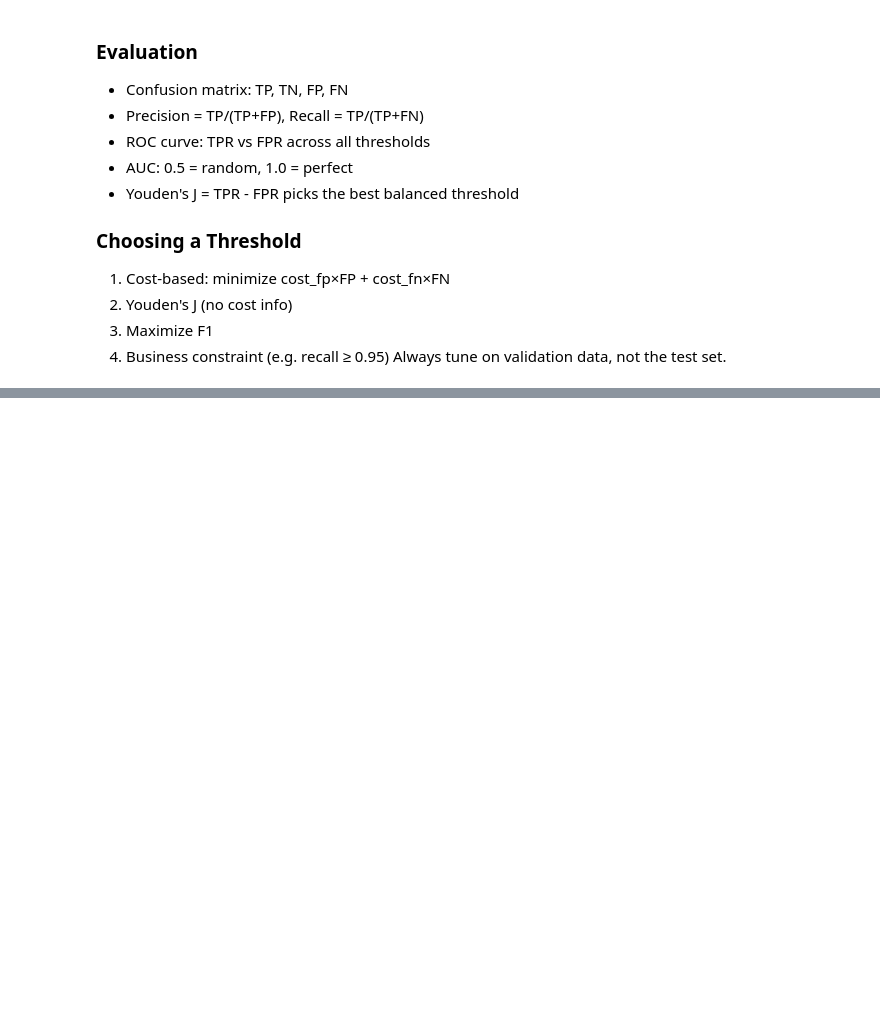
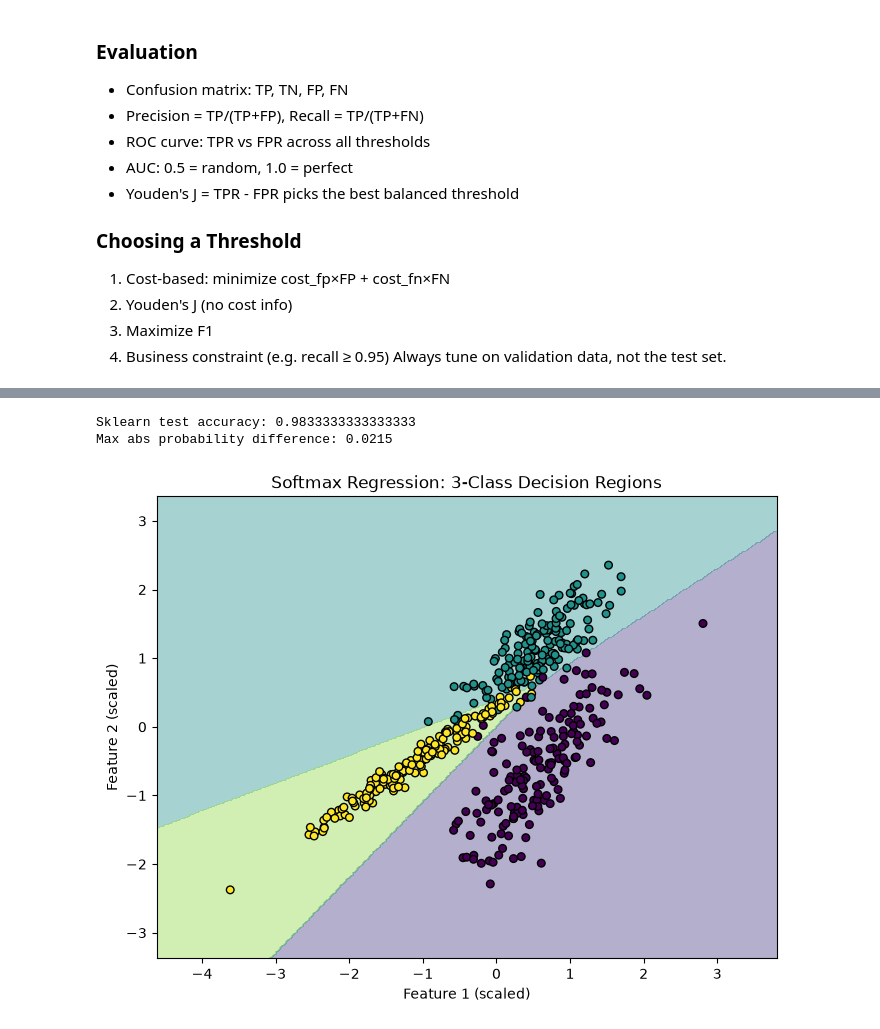
Before and after one commit to nevilsolanki26-afk/applied-ML, a Jupyter notebook: 03_Logistic_regression.ipynb, the cells around one changed output, grey strips where cells are left out. Saved outputs shown, nothing was run; the diff lists cells and outputs as text; code cells hidden in the pictures; blank space fills up the shorter version.

```diff
--- a/03_Logistic_regression.ipynb
+++ b/03_Logistic_regression.ipynb
@@ -297,0 +592,6 @@ Always tune on validation data, not the test set.
+# %%
+sm = SoftmaxRegressionGD(learning_rate=0.5, epochs=20000, verbose=True, verbose_every=4000)
+sm.fit(X3_train_s, y3_train)
+
+print("\nFinal cost:", round(sm.cost_history[-1], 4))
+print("Test accuracy:", sm.score(X3_test_s, y3_test))
@@ -297,0 +613,34 @@ Always tune on validation data, not the test set.
+# %%
+sk3 = LogisticRegression(C=1e6, max_iter=1000)
+sk3.fit(X3_train_s, y3_train)
+
+ours = sm.predict_proba(X3_test_s)
+theirs = sk3.predict_proba(X3_test_s)
+
+print("Sklearn test accuracy:", sk3.score(X3_test_s, y3_test))
+print("Max abs probability difference:", np.abs(ours - theirs).max().round(4))
+# %% [output]
+Sklearn test accuracy: 0.9833333333333333
+Max abs probability difference: 0.0215
+# %%
+x1_min, x1_max = X3_train_s[:, 0].min() - 1, X3_train_s[:, 0].max() + 1
+x2_min, x2_max = X3_train_s[:, 1].min() - 1, X3_train_s[:, 1].max() + 1
+
+xx1, xx2 = np.meshgrid(
+    np.linspace(x1_min, x1_max, 300),
+    np.linspace(x2_min, x2_max, 300)
+)
+
+grid = np.c_[xx1.ravel(), xx2.ravel()]
+pred_class = sm.predict(grid).reshape(xx1.shape)     # 0, 1 or 2 at every grid point
+
+plt.figure(figsize=(8, 6))
+plt.contourf(xx1, xx2, pred_class, levels=[-0.5, 0.5, 1.5, 2.5], cmap='viridis', alpha=0.4)
+plt.scatter(X3_train_s[:, 0], X3_train_s[:, 1], c=y3_train,
+            cmap='viridis', edgecolors='k', s=30)
+plt.xlabel('Feature 1 (scaled)')
+plt.ylabel('Feature 2 (scaled)')
+plt.title('Softmax Regression: 3-Class Decision Regions')
+plt.show()
+# %% [output]
+[figure, added]
```
Also changed, not shown: parts of 8 cells of this notebook.
